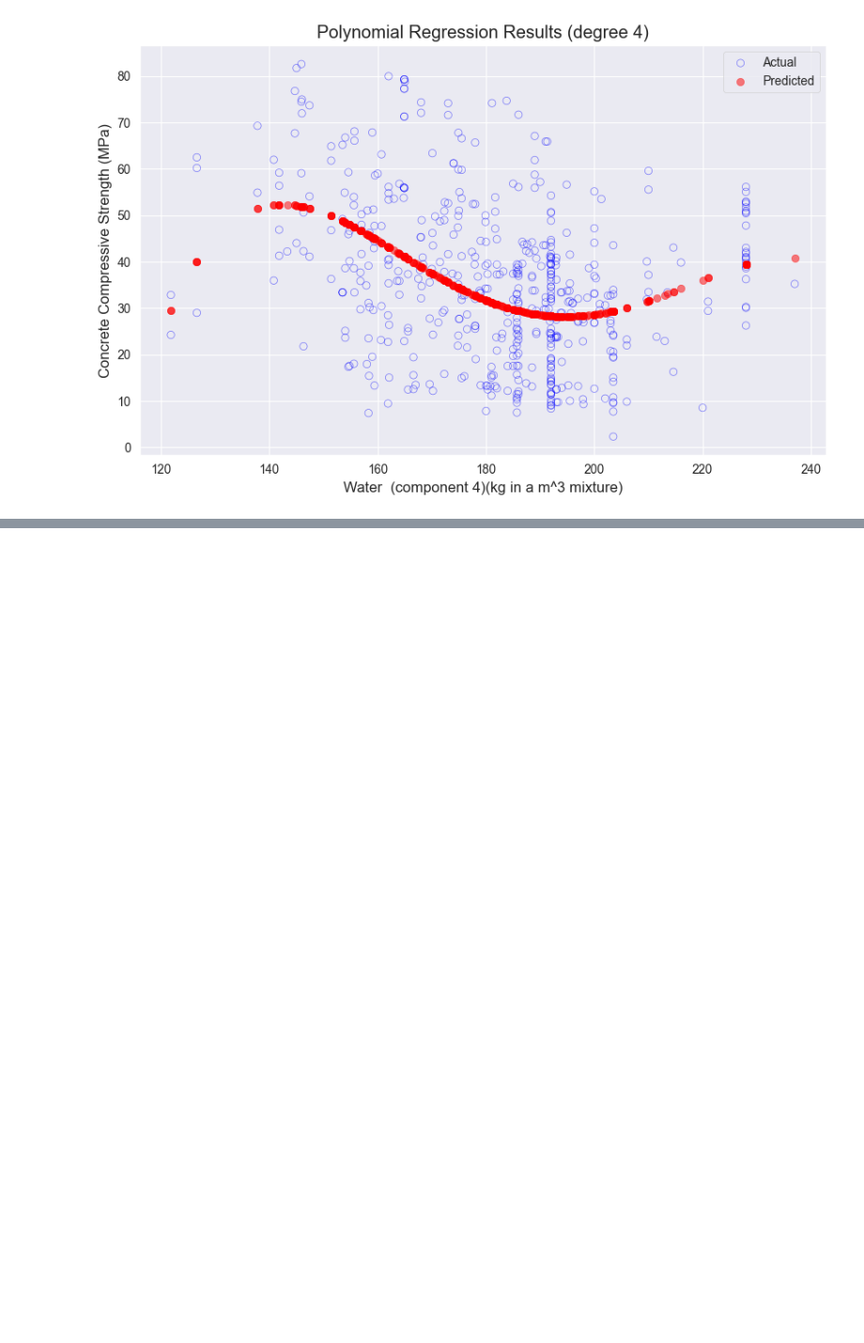
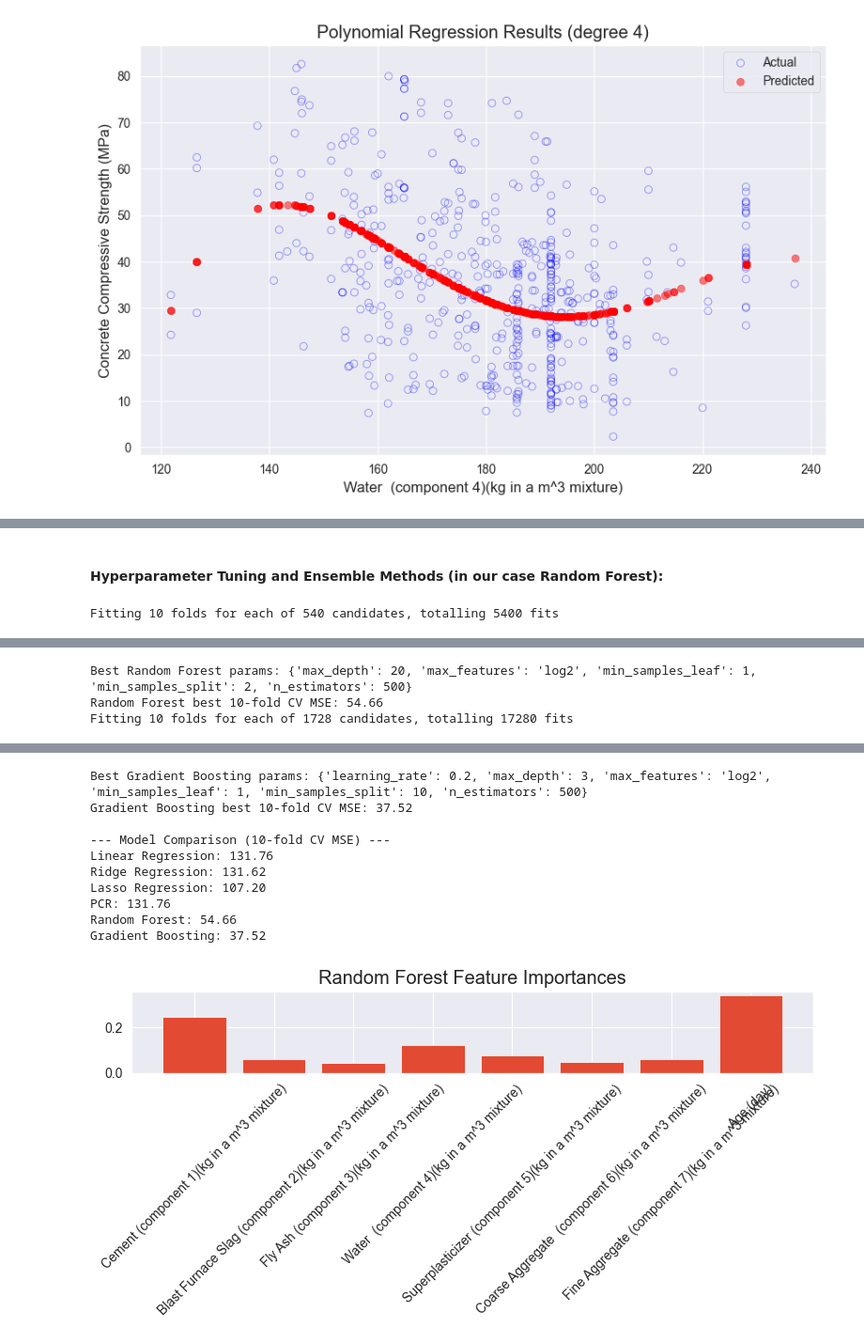
Before and after one commit to ErikTheViking92/Code, a Jupyter notebook: Concrete strength_01.06.ipynb, the cells around one changed output, grey strips where cells are left out. Shown at 94% size. Saved outputs shown, nothing was run; the diff lists cells and outputs as text; code cells hidden in the pictures; blank space fills up the shorter version.

```diff
--- a/Concrete strength_01.06.ipynb
+++ b/Concrete strength_01.06.ipynb
@@ -845,0 +978,57 @@ Polynomial Regression R2: 0.1705
+# %% [markdown]
+#### Hyperparameter Tuning and Ensemble Methods (in our case Random Forest):
+# %%
+# --- Expanded Hyperparameter Tuning for Ensemble Methods ---
+
+# Expanded parameter grid for Random Forest
+rf_params = {
+    'n_estimators': [100, 200, 300, 500],
+    'max_depth': [None, 5, 10, 20, 30],
+    'min_samples_split': [2, 5, 10],
+    'min_samples_leaf': [1, 2, 4],
+    'max_features': ['auto', 'sqrt', 'log2']
+}
+rf = RandomForestRegressor(random_state=0)
+rf_grid = GridSearchCV(
+    rf, rf_params, cv=10, scoring='neg_mean_squared_error', n_jobs=-1, verbose=2
+)
+rf_grid.fit(X, y)
+print(f"Best Random Forest params: {rf_grid.best_params_}")
+print(f"Random Forest best 10-fold CV MSE: {-rf_grid.best_score_:.2f}")
+
+# Expanded parameter grid for Gradient Boosting
+gb_params = {
+    'n_estimators': [100, 200, 300, 500],
+    'learning_rate': [0.01, 0.05, 0.1, 0.2],
+    'max_depth': [3, 5, 7, 10],
+    'min_samples_split': [2, 5, 10],
+    'min_samples_leaf': [1, 2, 4],
+    'max_features': ['auto', 'sqrt', 'log2']
+}
+gb = GradientBoostingRegressor(random_state=0)
+gb_grid = GridSearchCV(
+    gb, gb_params, cv=10, scoring='neg_mean_squared_error', n_jobs=-1, verbose=2
+)
+gb_grid.fit(X, y)
+print(f"Best Gradient Boosting params: {gb_grid.best_params_}")
+print(f"Gradient Boosting best 10-fold CV MSE: {-gb_grid.best_score_:.2f}")
+
+# Compare all models again
+print("\n--- Model Comparison (10-fold CV MSE) ---")
+print(f"Linear Regression: {kfold_mse[0]:.2f}")
+print(f"Ridge Regression: {-ridge_cv.best_score_:.2f}")
+print(f"Lasso Regression: {mse_lasso:.2f}")
+print(f"PCR: {mse_pcr[best_n-1]:.2f}")
+print(f"Random Forest: {-rf_grid.best_score_:.2f}")
+print(f"Gradient Boosting: {-gb_grid.best_score_:.2f}")
+
+# Feature importances from the best Random Forest
+importances = rf_grid.best_estimator_.feature_importances_
+plt.figure(figsize=(8,4))
+plt.bar(feature_columns, importances)
+plt.title("Random Forest Feature Importances")
+plt.xticks(rotation=45)
+plt.tight_layout()
+plt.show()
+# %% [output]
+Fitting 10 folds for each of 540 candidates, totalling 5400 fits
@@ -845,0 +1052,3 @@ Polynomial Regression R2: 0.1705
+Best Random Forest params: {'max_depth': 20, 'max_features': 'log2', 'min_samples_leaf': 1, 'min_samples_split': 2, 'n_estimators': 500}
+Random Forest best 10-fold CV MSE: 54.66
+Fitting 10 folds for each of 1728 candidates, totalling 17280 fits
@@ -845,0 +1072,11 @@ Polynomial Regression R2: 0.1705
+Best Gradient Boosting params: {'learning_rate': 0.2, 'max_depth': 3, 'max_features': 'log2', 'min_samples_leaf': 1, 'min_samples_split': 10, 'n_estimators': 500}
+Gradient Boosting best 10-fold CV MSE: 37.52
+
+--- Model Comparison (10-fold CV MSE) ---
+Linear Regression: 131.76
+Ridge Regression: 131.62
+Lasso Regression: 107.20
+PCR: 131.76
+Random Forest: 54.66
+Gradient Boosting: 37.52
+[figure, added]
```
Also changed, not shown: parts of 18 cells of this notebook.
